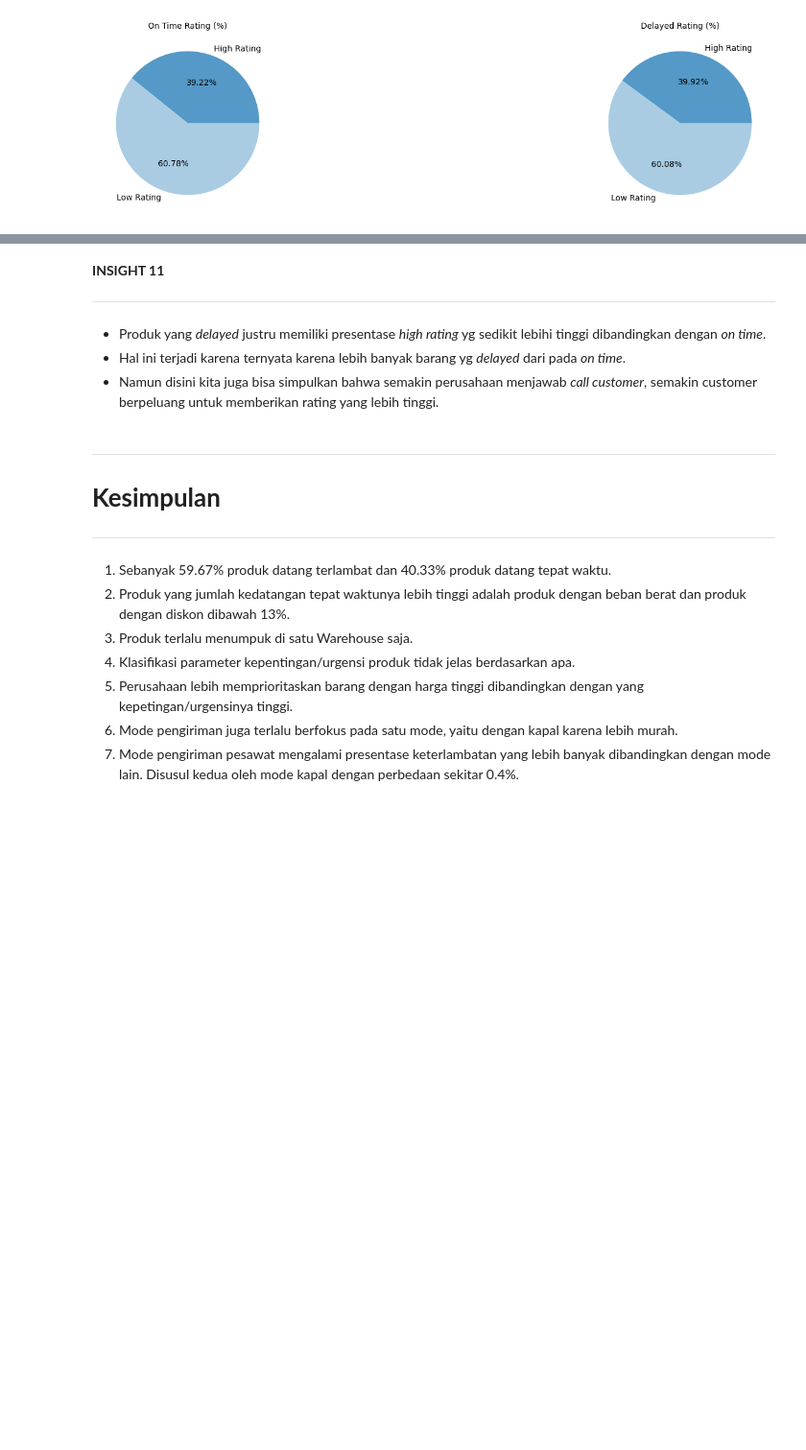
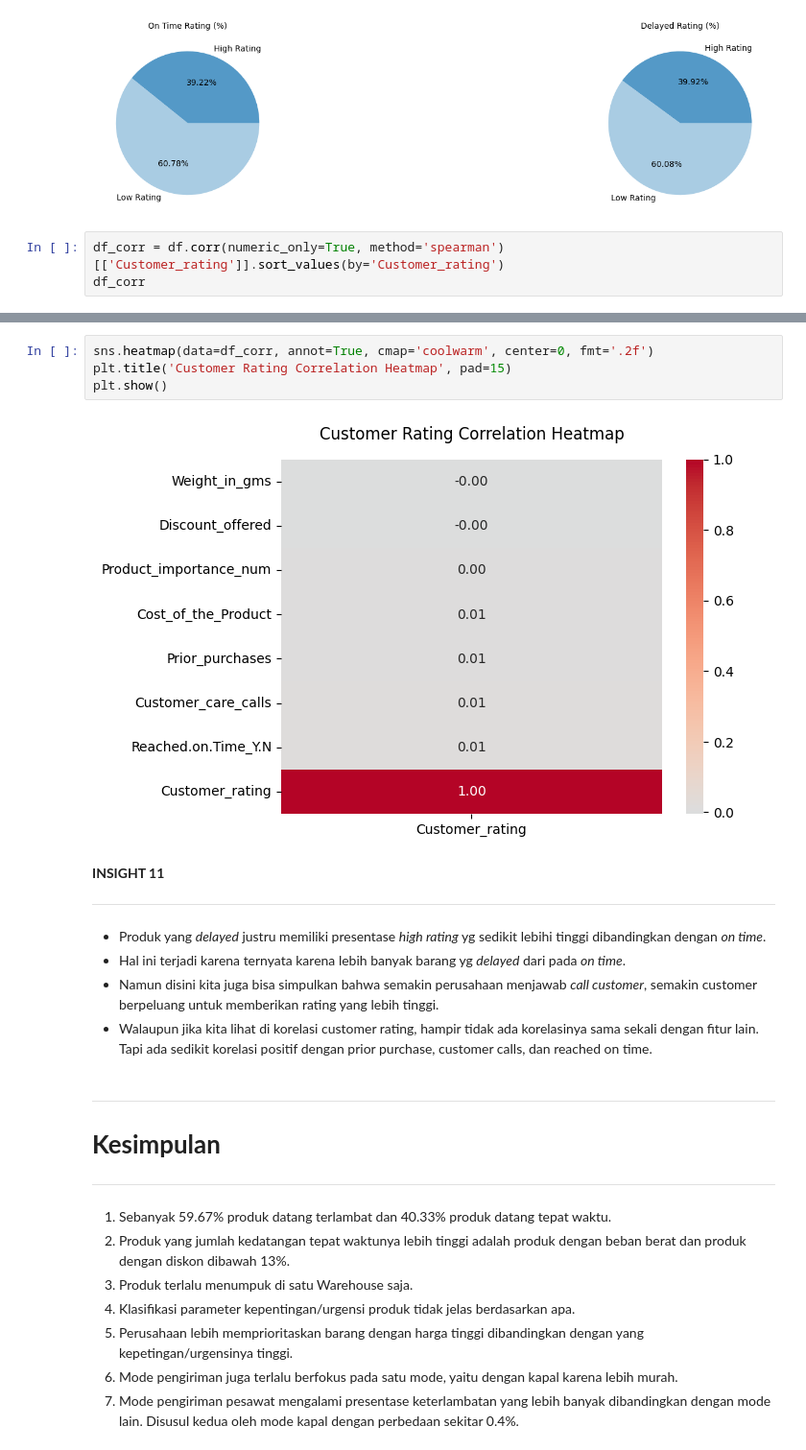
Before and after one commit to alistu28/-alistu28-Find-a-repository-CAPSTONE-MODULE-2-ONLINE-SHIPPING-COMPANY, a Jupyter notebook: Final_Online_Retail_Shipping.ipynb, the cells around one changed output, grey strips where cells are left out. Shown at 96% size. Drawn from its saved outputs; the diff is of its cells as text; blank space fills up the shorter version.

```diff
--- a/Final_Online_Retail_Shipping.ipynb
+++ b/Final_Online_Retail_Shipping.ipynb
@@ -1032,3 +1032,6 @@ ax2.set_title('Delayed Rating (%)', fontsize=10)
 plt.show()
 # %% [output]
 [figure]
+# %%
+df_corr = df.corr(numeric_only=True, method='spearman')[['Customer_rating']].sort_values(by='Customer_rating')
+df_corr
@@ -1035,9 +1048,16 @@ plt.show()
+# %%
+sns.heatmap(data=df_corr, annot=True, cmap='coolwarm', center=0, fmt='.2f')
+plt.title('Customer Rating Correlation Heatmap', pad=15)
+plt.show()
+# %% [output]
+[figure, added]
 # %% [markdown]
 **INSIGHT 11**
 ****
 - Produk yang *delayed* justru memiliki presentase *high rating* yg sedikit lebihi tinggi dibandingkan dengan *on time*.
 - Hal ini terjadi karena ternyata karena lebih banyak barang yg *delayed* dari pada *on time*.
 - Namun disini kita juga bisa simpulkan bahwa semakin perusahaan menjawab *call customer*, semakin customer berpeluang untuk memberikan rating yang lebih tinggi.
+- Walaupun jika kita lihat di korelasi customer rating, hampir tidak ada korelasinya sama sekali dengan fitur lain. Tapi ada sedikit korelasi positif dengan prior purchase, customer calls, dan reached on time.
 # %% [markdown]
 ****
 # **Kesimpulan**
```
Also changed, not shown: parts of 1 cell of this notebook.
